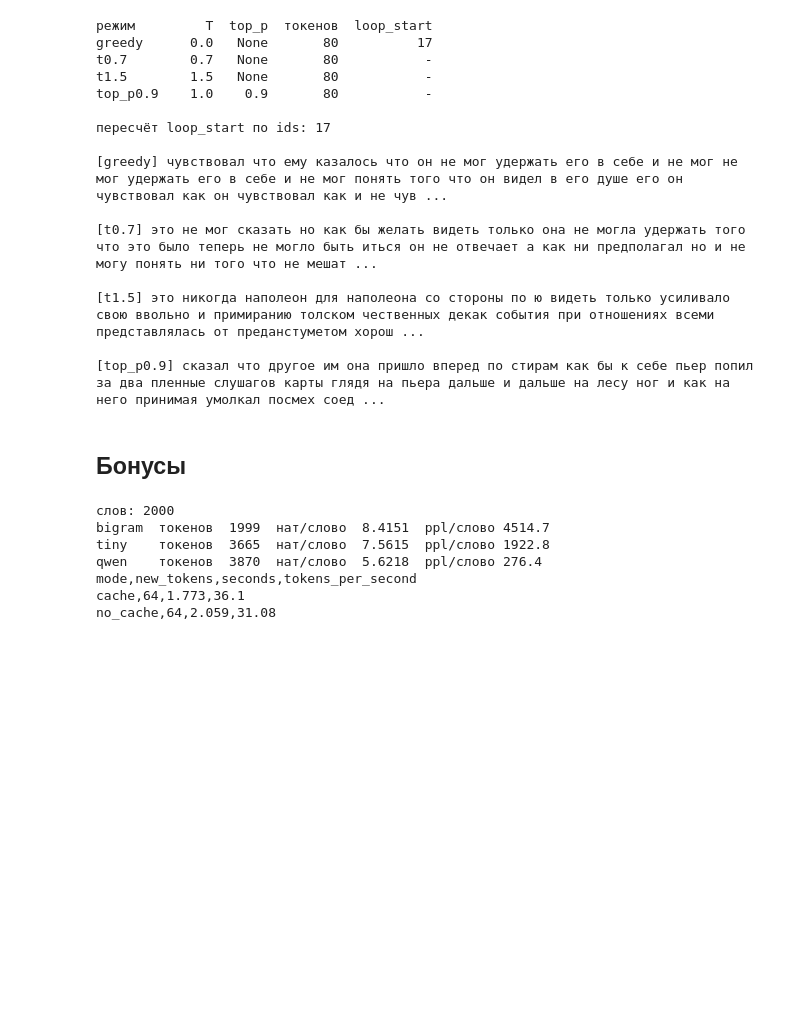
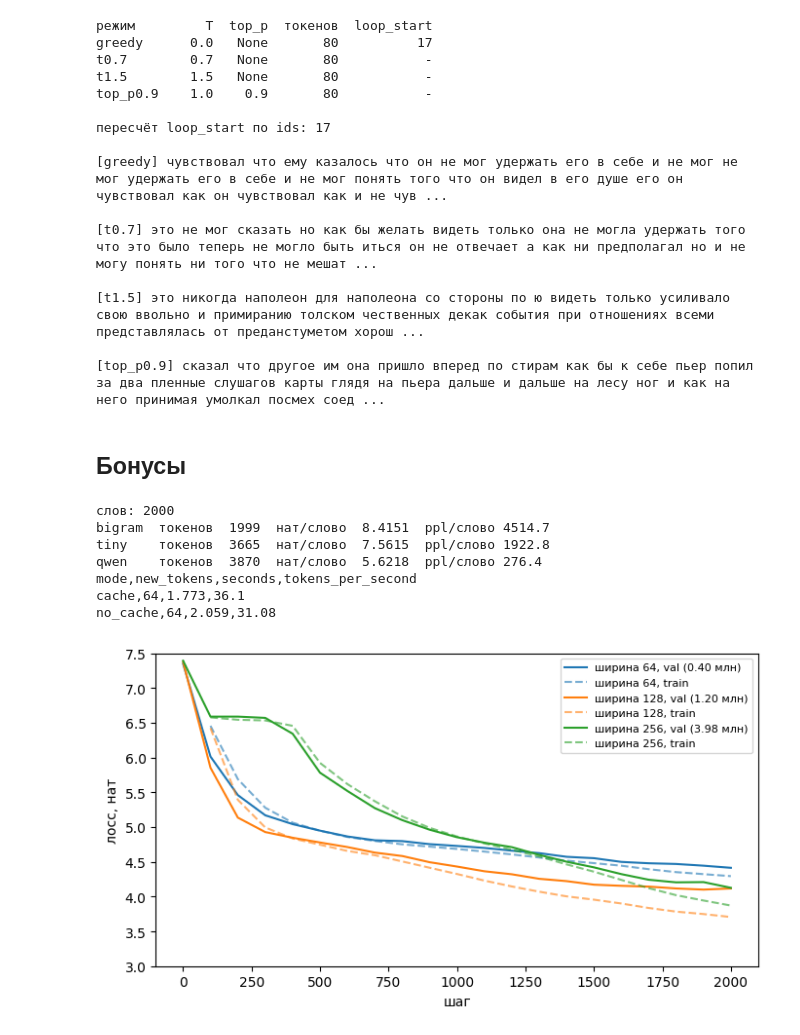
Before and after one commit to MakFio/DeepLearning, a Jupyter notebook: lab03/lab03.ipynb, the cells around one changed output. Drawn from its saved outputs; the diff is of its cells as text; code cells hidden in the pictures; blank space fills up the shorter version.

```diff
--- a/lab03/lab03.ipynb
+++ b/lab03/lab03.ipynb
@@ -136,3 +136,17 @@ qwen    токенов  3870  нат/слово  5.6218  ppl/слово 276.4
 mode,new_tokens,seconds,tokens_per_second
 cache,64,1.773,36.1
 no_cache,64,2.059,31.08
+# %%
+with open(ART / "scaling.csv", encoding="utf-8") as f:
+    rows = list(csv.DictReader(f))
+steps = [int(r["step"]) for r in rows]
+n_params = {w: load("scaling.json")[w]["n_params"] for w in ("64", "128", "256")}  # параметры из scaling.json
+fig, ax = plt.subplots(figsize=(7, 4))
+for w in ("64", "128", "256"):
+    line, = ax.plot(steps, [float(r[f"val_loss_{w}"]) for r in rows], label=f"ширина {w}, val ({n_params[w] / 1e6:.2f} млн)")
+    tr = [(s, float(r[f"train_loss_{w}"])) for s, r in zip(steps, rows) if r[f"train_loss_{w}"]]  # на шаге 0 train пустой
+    ax.plot([s for s, _ in tr], [v for _, v in tr], "--", color=line.get_color(), alpha=0.6, label=f"ширина {w}, train")
+ax.set_xlabel("шаг"); ax.set_ylabel("лосс, нат"); ax.set_ylim(3, 7.5); ax.legend(fontsize=8)
+fig.tight_layout(); fig.savefig(ART / "scaling.png", dpi=150); plt.show()
+# %% [output]
+[figure, added]
```
Also changed, not shown: 2 other files.
